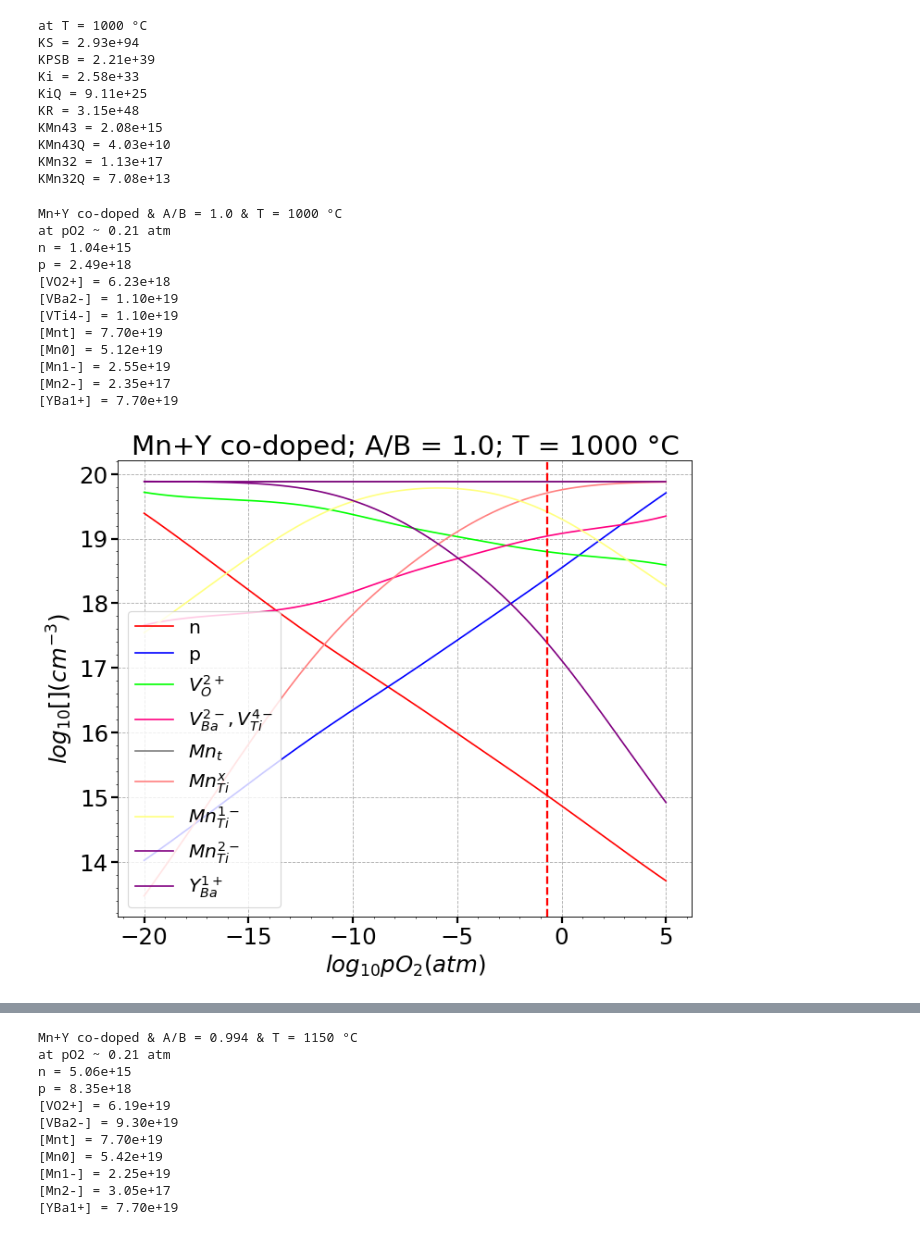
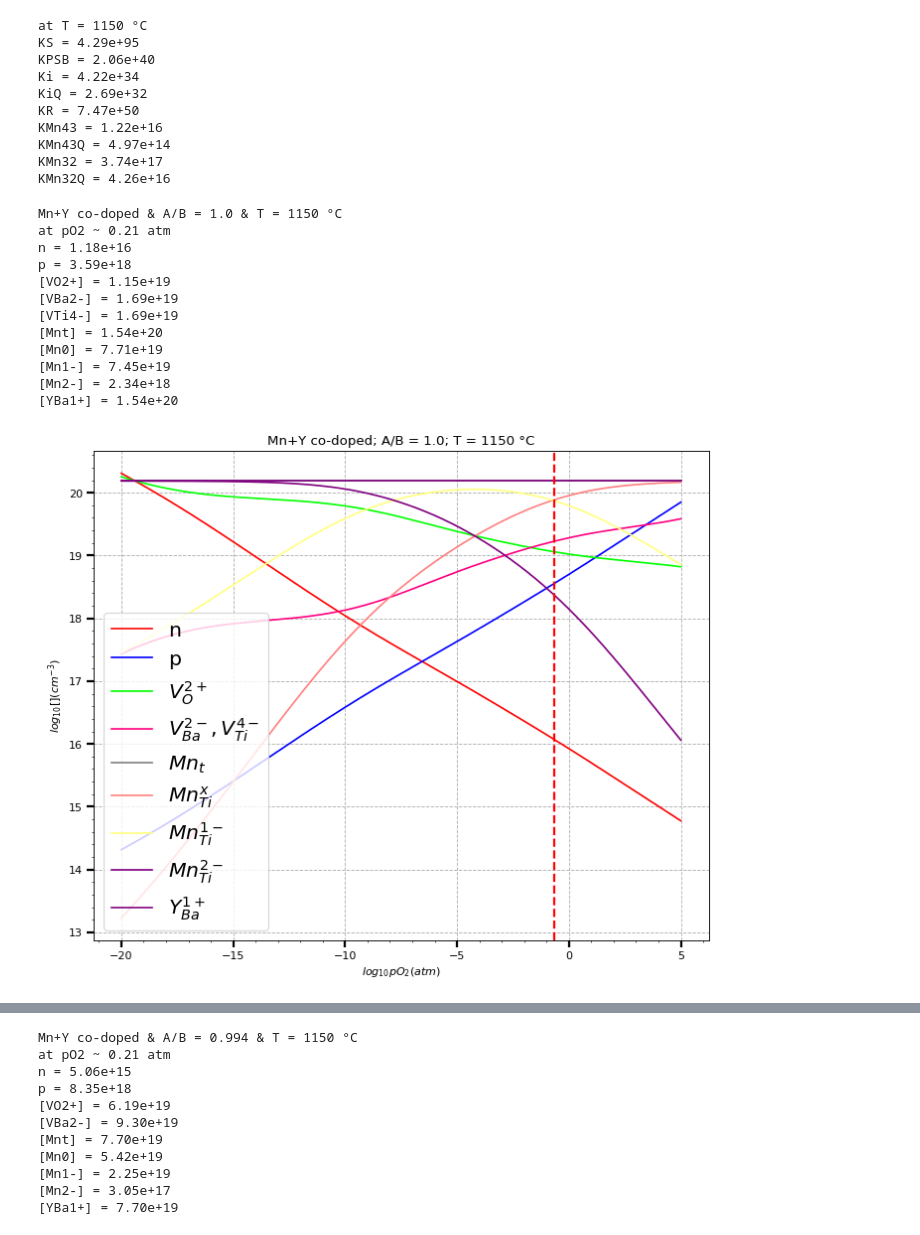
Before and after one commit to seonghwh/Defect-Structure, a Jupyter notebook: MnY_codoped.ipynb, the cells around one changed output, grey strips where cells are left out. Saved outputs shown, nothing was run; the diff lists cells and outputs as text; code cells hidden in the pictures.

Commit message:
fixed MnY_doped2 to make it same with Yeoh paper

```diff
--- a/MnY_codoped.ipynb
+++ b/MnY_codoped.ipynb
@@ -9,9 +9,9 @@ import matplotlib
 # some values used for calculations
 
 k = 8.61733e-5; # boltzmann constant in eV/K
-TK = 1000+273; # equilibrium temp in K
+TK = 1150+273; # equilibrium temp in K
 TC = TK-273; # equilibrium temp in C
-TQK = 500+273;# quenched temp in K
+TQK = 900+273;# quenched temp in K
 TQC = TQK-273; # quenched temp in C
 a = np.logspace(-20,5,200); # oxygen partial pressure range
 # print(
@@ -47,16 +47,16 @@ print(
     f'KMn32Q = {KMn32Q:.2e}'
 )
 # %% [output]
-at T = 1000 °C
-KS = 2.93e+94
-KPSB = 2.21e+39
-Ki = 2.58e+33
-KiQ = 9.11e+25
-KR = 3.15e+48
-KMn43 = 2.08e+15
-KMn43Q = 4.03e+10
-KMn32 = 1.13e+17
-KMn32Q = 7.08e+13
+at T = 1150 °C
+KS = 4.29e+95
+KPSB = 2.06e+40
+Ki = 4.22e+34
+KiQ = 2.69e+32
+KR = 7.47e+50
+KMn43 = 1.22e+16
+KMn43Q = 4.97e+14
+KMn32 = 3.74e+17
+KMn32Q = 4.26e+16
 # %%
 # empty lists for each defect concentration; will be filled later
 # Mn+Y co-doped & A/B = 1.000 / 0.999 / 0.994 & high T eq / low T quenched
@@ -127,8 +127,8 @@ Charge neutrality condition: p + 2[VO2+] + [YBa1+] = n + 2[VBa2-] + 4[VTi4-] + [
     where [VBa2-] = [VTi4-] with full Schottky reaction
 """
 ratio = 1.000
-CMnt = 7.7E19 # total Mn concentration in cm-3; 7.7E19 cm-3 = 0.5 mol% in BTO
-CYt = 7.7E19 # total Y concentration in cm-3; 7.7E19 cm-3 = 0.5 mol% in BTO
+CMnt = 2*7.7E19 # total Mn concentration in cm-3; 7.7E19 cm-3 = 0.5 mol% in BTO
+CYt = 2*7.7E19 # total Y concentration in cm-3; 7.7E19 cm-3 = 0.5 mol% in BTO
 CY = np.zeros(len(a))
 
 # Calculate each defect concentration as a function of oxygen partial pressure
@@ -160,45 +160,45 @@ ax1.plot(np.log10(a),np.log10(n_MnY_1000e),c =[255/255, 0/255, 0/255], label=r'n
 ax1.plot(np.log10(a),np.log10(p_MnY_1000e), c =[0/255, 0/255, 255/255], label = r'p')
 ax1.plot(np.log10(a),np.log10(CVO2_MnY_1000e),c =[0/255, 255/255, 0/255], label = r'$V_O^{2+}$')
 ax1.plot(np.log10(a),np.log10(CVBa2_MnY_1000e), c =[255/255, 0/255, 128/255], label = r'$V_{Ba}^{2-}, V_{Ti}^{4-}$')
 ax1.plot(np.log10(a),np.log10(CMn1_MnY_1000e+CMn2_MnY_1000e+CMn0_MnY_1000e), c =[128/255, 128/255, 128/255], label = r'$Mn_{t}$')
 ax1.plot(np.log10(a),np.log10(CMn0_MnY_1000e), c =[255/255, 128/255, 128/255], label = r'$Mn_{Ti}^{x}$')
 ax1.plot(np.log10(a),np.log10(CMn1_MnY_1000e), c =[255/255, 255/255, 128/255], label = r'$Mn_{Ti}^{1-}$')
 ax1.plot(np.log10(a),np.log10(CMn2_MnY_1000e), c =[128/255, 0/255, 128/255], label = r'$Mn_{Ti}^{2-}$')
 ax1.plot(np.log10(a),np.log10(CY), c =[128/255, 0/255, 128/255], label = r'$Y_{Ba}^{1+}$')
 ax1.set_xlabel(r'$log_{10} \mathit{p}O_2 (atm)$')
 ax1.set_ylabel(r'$log_{10} [ ] (cm^{-3})$')
 ax1.legend(loc=3,fontsize='small')
 ax1.axvline(x=-0.67, color='r', linestyle='--', linewidth=2)
 ax1.grid(True, which='major', linestyle='--')
 
 print(
     f'Mn+Y co-doped & A/B = {ratio} & T = {TC} \u00B0C\n'
     f'at pO2 ~ 0.21 atm\n'
     f'n = {n_MnY_1000e[154]:.2e}\n'
     f'p = {p_MnY_1000e[154]:.2e}\n'
     f'[VO2+] = {CVO2_MnY_1000e[154]:.2e}\n'
     f'[VBa2-] = {CVBa2_MnY_1000e[154]:.2e}\n'
     f'[VTi4-] = {CVTi4_MnY_1000e[154]:.2e}\n'
     f'[Mnt] = {CMn1_MnY_1000e[154]+CMn2_MnY_1000e[154]+CMn0_MnY_1000e[154]:.2e}\n'
     f'[Mn0] = {CMn0_MnY_1000e[154]:.2e}\n'
     f'[Mn1-] = {CMn1_MnY_1000e[154]:.2e}\n'
     f'[Mn2-] = {CMn2_MnY_1000e[154]:.2e}\n'
     f'[YBa1+] = {CY[154]:.2e}'
 )
 # %% [output]
-Mn+Y co-doped & A/B = 1.0 & T = 1000 °C
+Mn+Y co-doped & A/B = 1.0 & T = 1150 °C
 at pO2 ~ 0.21 atm
-n = 1.04e+15
-p = 2.49e+18
-[VO2+] = 6.23e+18
-[VBa2-] = 1.10e+19
-[VTi4-] = 1.10e+19
-[Mnt] = 7.70e+19
-[Mn0] = 5.12e+19
-[Mn1-] = 2.55e+19
-[Mn2-] = 2.35e+17
-[YBa1+] = 7.70e+19
+n = 1.18e+16
+p = 3.59e+18
+[VO2+] = 1.15e+19
+[VBa2-] = 1.69e+19
+[VTi4-] = 1.69e+19
+[Mnt] = 1.54e+20
+[Mn0] = 7.71e+19
+[Mn1-] = 7.45e+19
+[Mn2-] = 2.34e+18
+[YBa1+] = 1.54e+20
-[figure, old version]
+[figure, new version]
 # %%
 """
 [20] Mn+Y co-doped & A/B = 0.999 & high T eq
```
Also changed, not shown: parts of 3 cells of this notebook, 1 other file.
